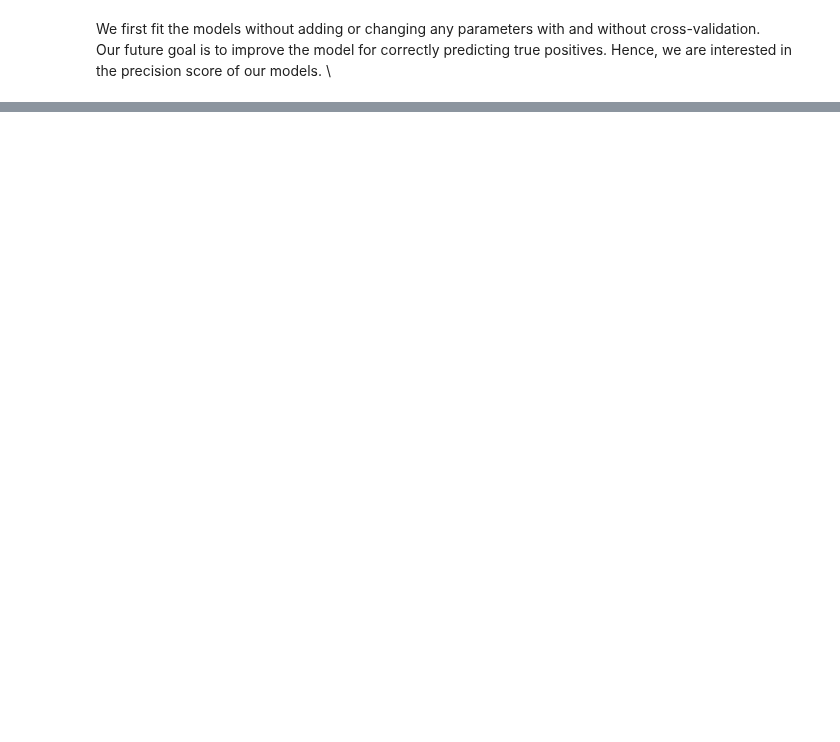
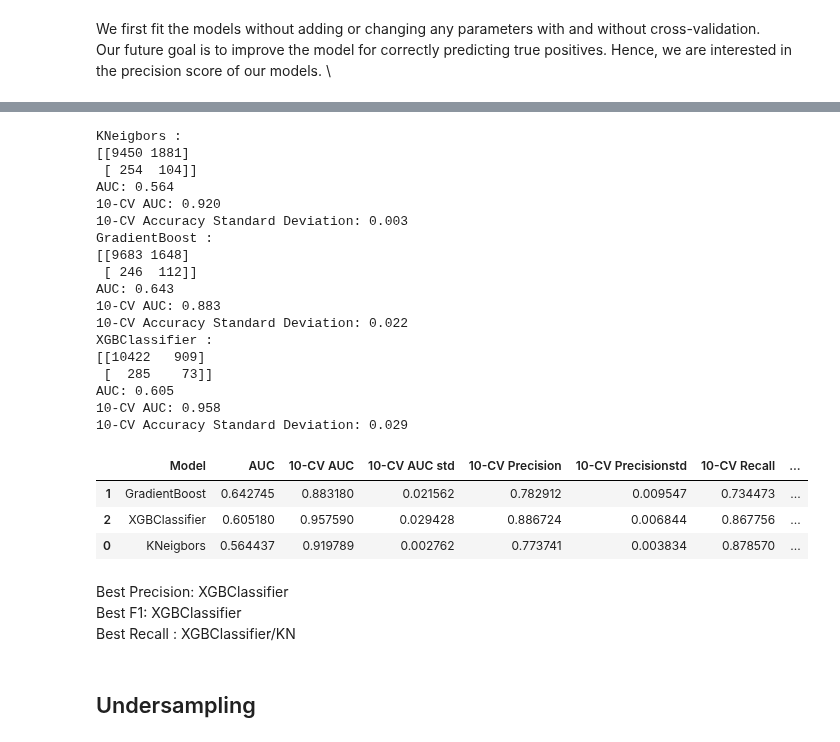
Before and after one commit to AliSafieddine/Churn-Prediction, a Jupyter notebook: Prediction_v1.ipynb, the cells around one changed output, grey strips where cells are left out. Drawn from its saved outputs; the diff is of its cells as text; code cells hidden in the pictures; blank space fills up the shorter version.

```diff
--- a/Prediction_v1.ipynb
+++ b/Prediction_v1.ipynb
@@ -1212,0 +1161,6 @@ model.fit(X_train, y_train)
+# %%
+# Classifiers to use
+models = []
+models.append(['KNeigbors',KNeighborsClassifier()])
+models.append(['GradientBoost',GradientBoostingClassifier(learning_rate=0.1,random_state=4)])
+models.append(['XGBClassifier',xgb.XGBClassifier(eval_metric='logloss', random_state=4, n_jobs =4,use_label_encoder=False)])
@@ -1212,0 +1171,31 @@ model.fit(X_train, y_train)
+# %%
+modeling2(models)
+# %% [output]
+KNeigbors :
+[[9450 1881]
+ [ 254  104]]
+AUC: 0.564
+10-CV AUC: 0.920
+10-CV Accuracy Standard Deviation: 0.003
+GradientBoost :
+[[9683 1648]
+ [ 246  112]]
+AUC: 0.643
+10-CV AUC: 0.883
+10-CV Accuracy Standard Deviation: 0.022
+XGBClassifier :
+[[10422   909]
+ [  285    73]]
+AUC: 0.605
+10-CV AUC: 0.958
+10-CV Accuracy Standard Deviation: 0.029
+|  | Model | AUC | 10-CV AUC | 10-CV AUC std | 10-CV Precision | 10-CV Precisionstd | 10-CV Recall | ... |
+| 1 | GradientBoost | 0.642745 | 0.883180 | 0.021562 | 0.782912 | 0.009547 | 0.734473 | ... |
+| 2 | XGBClassifier | 0.605180 | 0.957590 | 0.029428 | 0.886724 | 0.006844 | 0.867756 | ... |
+| 0 | KNeigbors | 0.564437 | 0.919789 | 0.002762 | 0.773741 | 0.003834 | 0.878570 | ... |
+# %% [markdown]
+Best Precision: XGBClassifier\
+Best F1: XGBClassifier\
+Best Recall : XGBClassifier/KN
+# %% [markdown]
+## Undersampling
```
Also changed, not shown: parts of 88 cells of this notebook.
